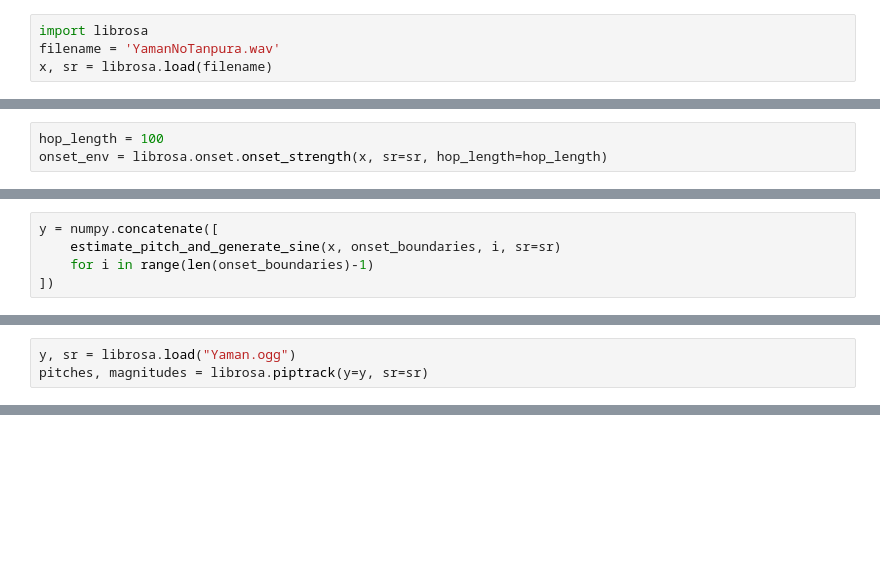
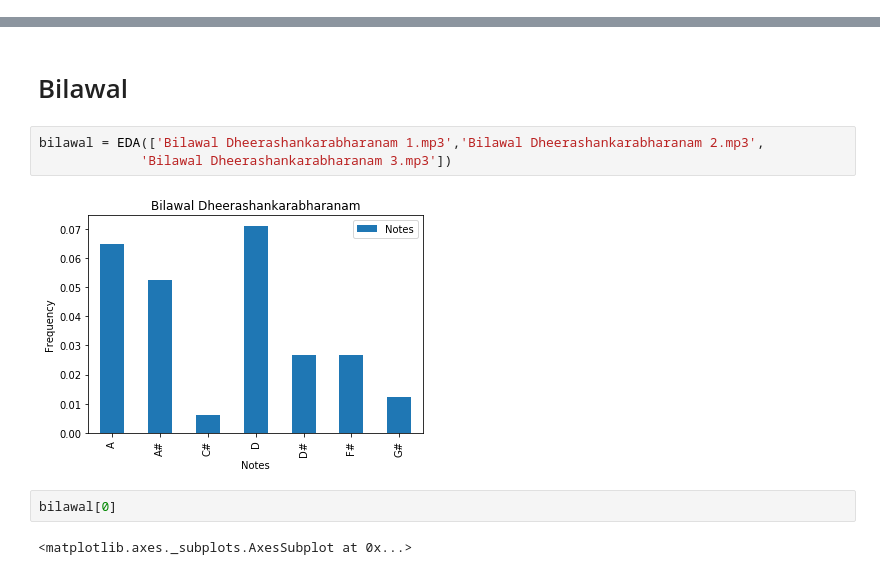
Before and after one commit to sruthiv98/RagaClassification, a Jupyter notebook: notebooks/Saveree Scratch .ipynb, the cells around one changed output, grey strips where cells are left out. Drawn from its saved outputs; the diff is of its cells as text; blank space fills up the shorter version.

```diff
--- a/notebooks/Saveree Scratch .ipynb
+++ b/notebooks/Saveree Scratch .ipynb
@@ -143,4 +0,0 @@ import librosa.display
-# %%
-import librosa
-filename = 'YamanNoTanpura.wav'
-x, sr = librosa.load(filename)
@@ -162,3 +0,0 @@ librosa.display.specshow(log_cqt, sr=sr, x_axis='time', y_axis='cqt_note',
-# %%
-hop_length = 100
-onset_env = librosa.onset.onset_strength(x, sr=sr, hop_length=hop_length)
@@ -231,5 +0,0 @@ def estimate_pitch_and_generate_sine(x, onset_samples, i, sr):
-# %%
-y = numpy.concatenate([
-    estimate_pitch_and_generate_sine(x, onset_boundaries, i, sr=sr)
-    for i in range(len(onset_boundaries)-1)
-])
@@ -242,3 +0,0 @@ ipd.Audio(y, rate=sr)
-# %%
-y, sr = librosa.load("Yaman.ogg")
-pitches, magnitudes = librosa.piptrack(y=y, sr=sr)
@@ -244,0 +263,11 @@ pitches, magnitudes = librosa.piptrack(y=y, sr=sr)
+# %% [markdown]
+# Bilawal
+# %%
+bilawal = EDA(['Bilawal Dheerashankarabharanam 1.mp3','Bilawal Dheerashankarabharanam 2.mp3',
+             'Bilawal Dheerashankarabharanam 3.mp3'])
+# %% [output]
+[figure, added]
+# %%
+bilawal[0]
+# %% [output]
+<matplotlib.axes._subplots.AxesSubplot at 0x...>
```
Also changed, not shown: parts of 74 cells of this notebook, 50 other files.
